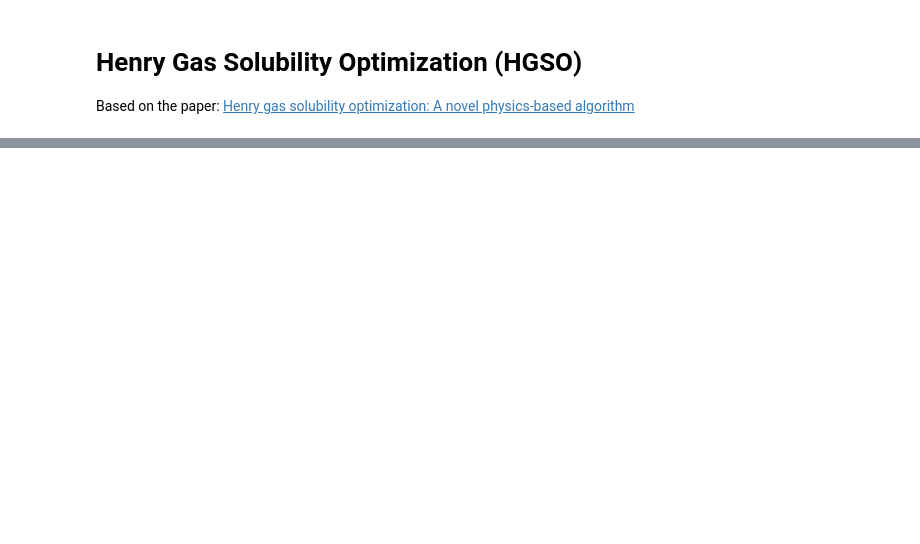
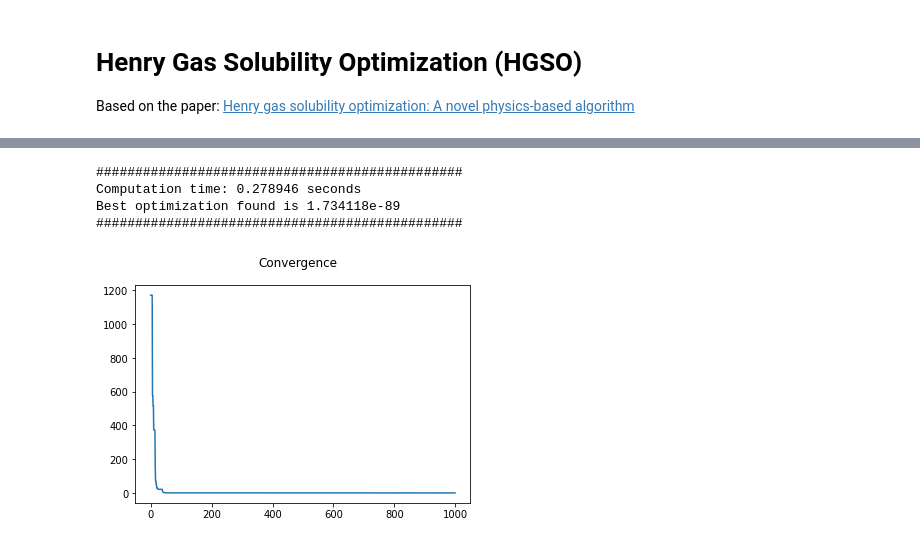
Before and after one commit to djibril6/djibril6-OptimizationAlgorithms-, a Jupyter notebook: HGSO.ipynb, the cells around one changed output, grey strips where cells are left out. Cells and saved outputs as stored; diff of their text form; code cells hidden in the pictures; blank space fills up the shorter version.

```diff
--- a/HGSO.ipynb
+++ b/HGSO.ipynb
@@ -150,0 +246,8 @@ Best is 2.074656e-104
+# %%
+main(objective_function=f2, dimension=30, X_min=-100, X_max=100)
+# %% [output]
+###############################################
+Computation time: 0.278946 seconds
+Best optimization found is 1.734118e-89
+###############################################
+[figure, added]
```
Also changed, not shown: parts of 42 cells of this notebook.
